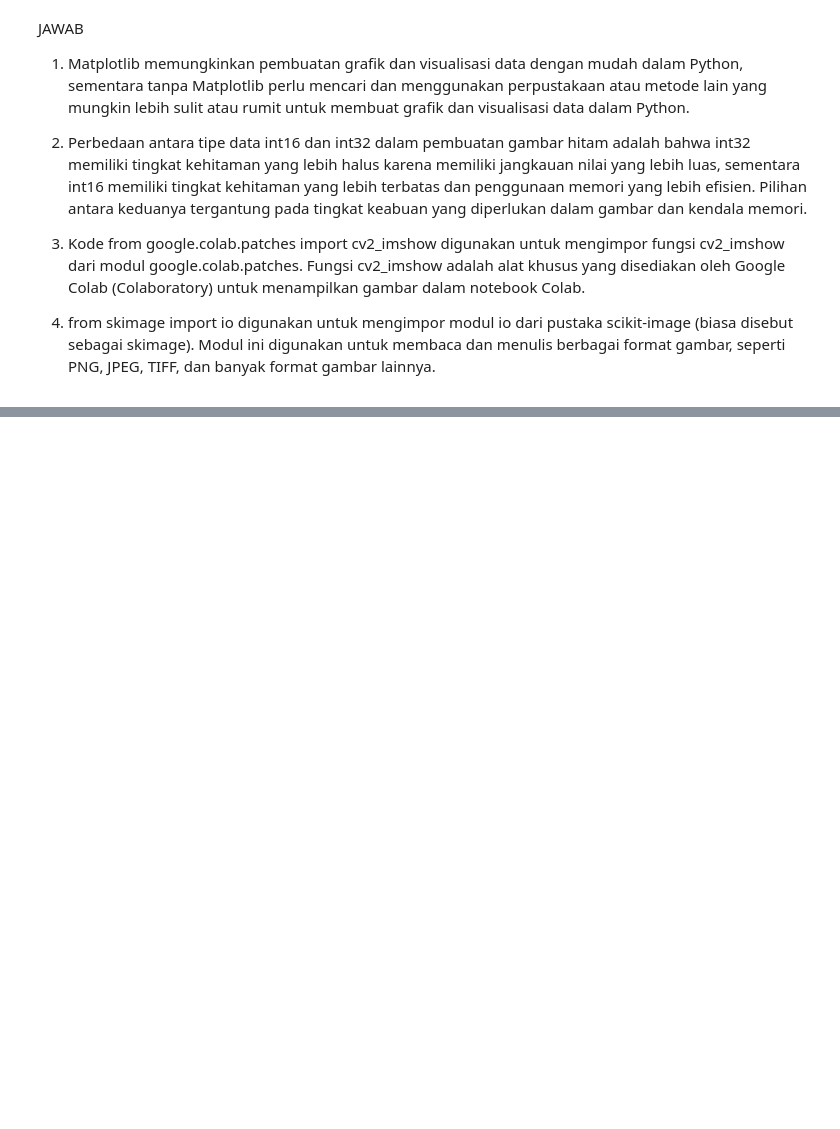
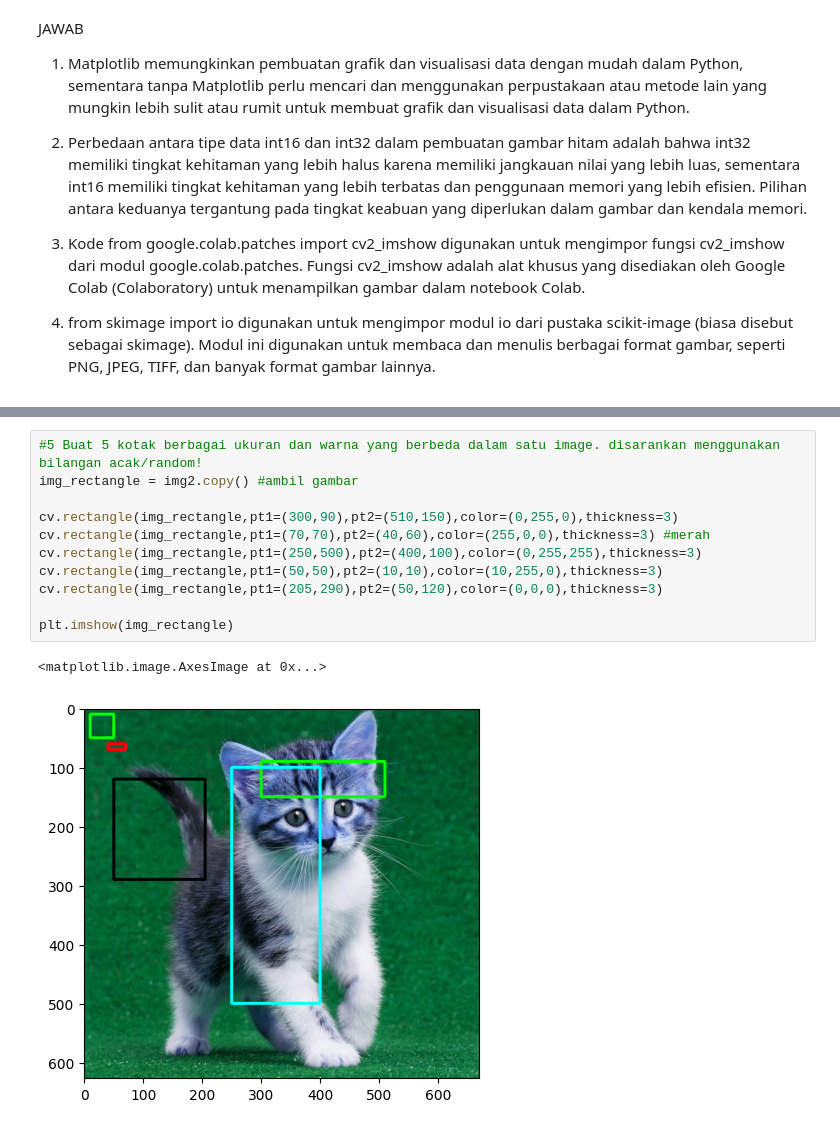
Before and after one commit to afiflh/PCVK_Genap_2023, a Jupyter notebook: Week2.ipynb, the cells around one changed output, grey strips where cells are left out. Drawn from its saved outputs; the diff is of its cells as text; blank space fills up the shorter version.

```diff
--- a/Week2.ipynb
+++ b/Week2.ipynb
@@ -148,0 +225,14 @@ JAWAB
+# %%
+#5 Buat 5 kotak berbagai ukuran dan warna yang berbeda dalam satu image. disarankan menggunakan bilangan acak/random!
+img_rectangle = img2.copy() #ambil gambar
+
+cv.rectangle(img_rectangle,pt1=(300,90),pt2=(510,150),color=(0,255,0),thickness=3)
+cv.rectangle(img_rectangle,pt1=(70,70),pt2=(40,60),color=(255,0,0),thickness=3) #merah
+cv.rectangle(img_rectangle,pt1=(250,500),pt2=(400,100),color=(0,255,255),thickness=3)
+cv.rectangle(img_rectangle,pt1=(50,50),pt2=(10,10),color=(10,255,0),thickness=3)
+cv.rectangle(img_rectangle,pt1=(205,290),pt2=(50,120),color=(0,0,0),thickness=3)
+
+plt.imshow(img_rectangle)
+# %% [output]
+<matplotlib.image.AxesImage at 0x...>
+[figure, added]
```
Also changed, not shown: parts of 8 cells of this notebook.
